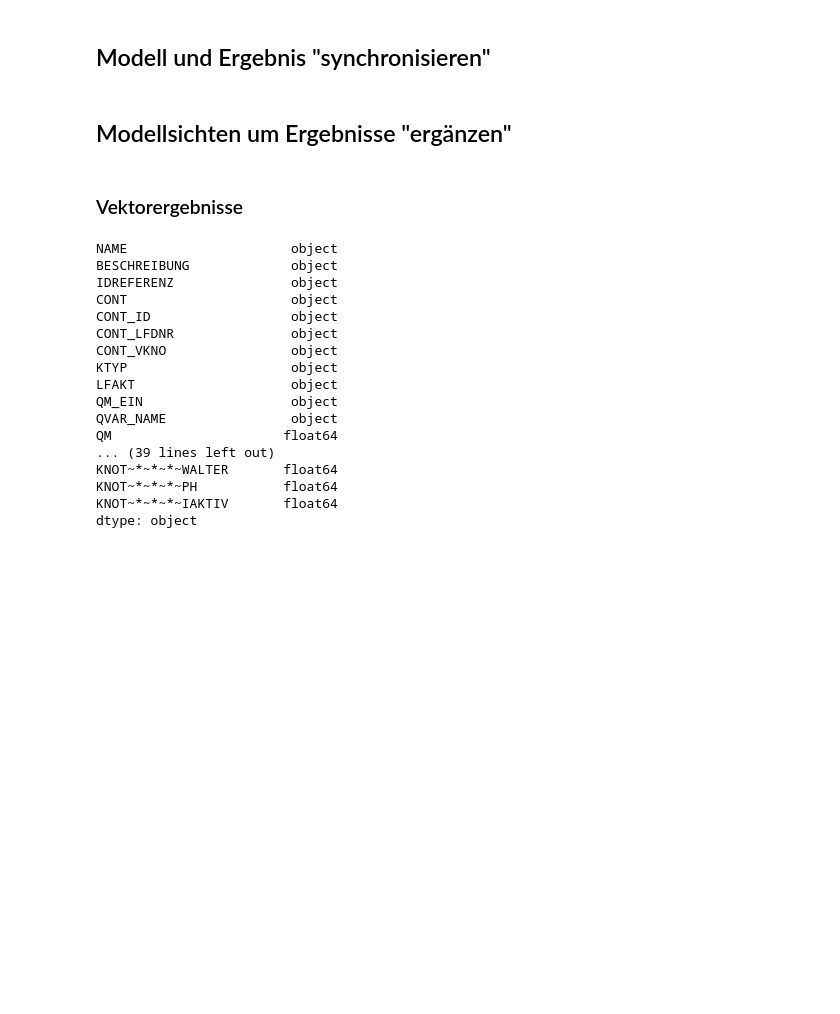
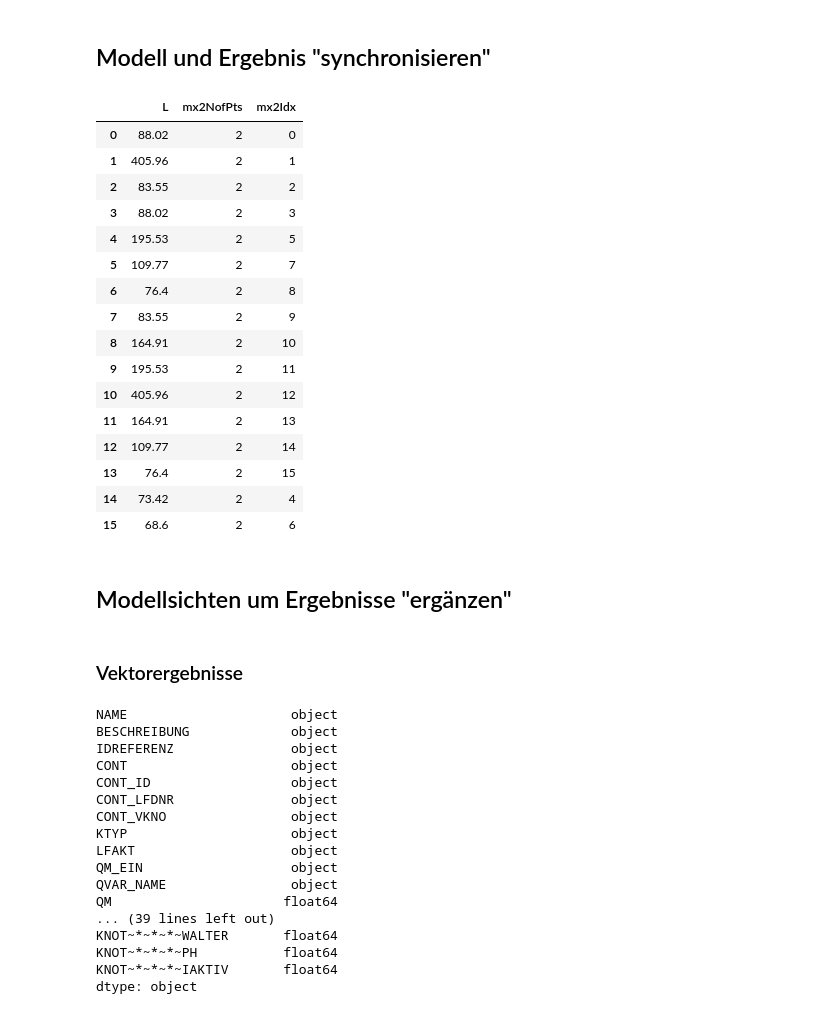
Before and after one commit to aw3s/PT3S, a Jupyter notebook: PT3S.ipynb, the cells around one changed output. Saved outputs shown, nothing was run; the diff lists cells and outputs as text; code cells hidden in the pictures; blank space fills up the shorter version.

```diff
--- a/PT3S.ipynb
+++ b/PT3S.ipynb
@@ -290,6 +290,28 @@ vecsFileResult.filter(regex='^KNOT')
 ## Modell und Ergebnis "synchronisieren"
 # %%
 xm.MxSync(mx=mx)
+# %%
+vROHR=xm.dataFrames['vROHR']
+# %%
+vROHR[['L','mx2NofPts','mx2Idx']]
+# %% [output]
+|  | L | mx2NofPts | mx2Idx |
+| 0 | 88.02 | 2 | 0 |
+| 1 | 405.96 | 2 | 1 |
+| 2 | 83.55 | 2 | 2 |
+| 3 | 88.02 | 2 | 3 |
+| 4 | 195.53 | 2 | 5 |
+| 5 | 109.77 | 2 | 7 |
+| 6 | 76.4 | 2 | 8 |
+| 7 | 83.55 | 2 | 9 |
+| 8 | 164.91 | 2 | 10 |
+| 9 | 195.53 | 2 | 11 |
+| 10 | 405.96 | 2 | 12 |
+| 11 | 164.91 | 2 | 13 |
+| 12 | 109.77 | 2 | 14 |
+| 13 | 76.4 | 2 | 15 |
+| 14 | 73.42 | 2 | 4 |
+| 15 | 68.6 | 2 | 6 |
 # %% [markdown]
 ## Modellsichten um Ergebnisse "ergänzen"
 # %%
```
Also changed, not shown: parts of 7 cells of this notebook, 3 other files.
